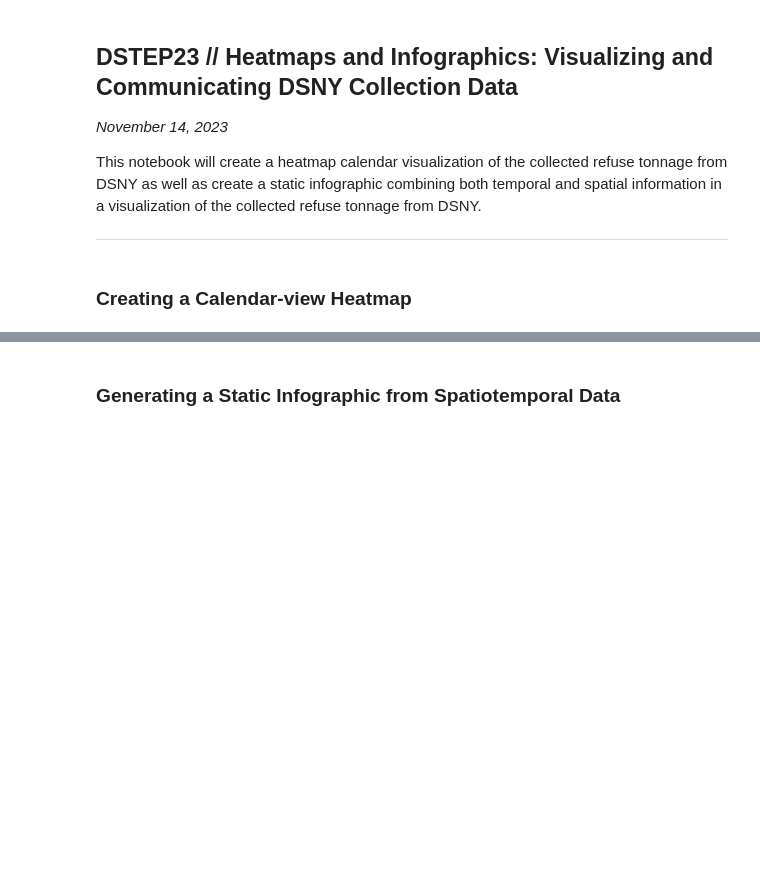
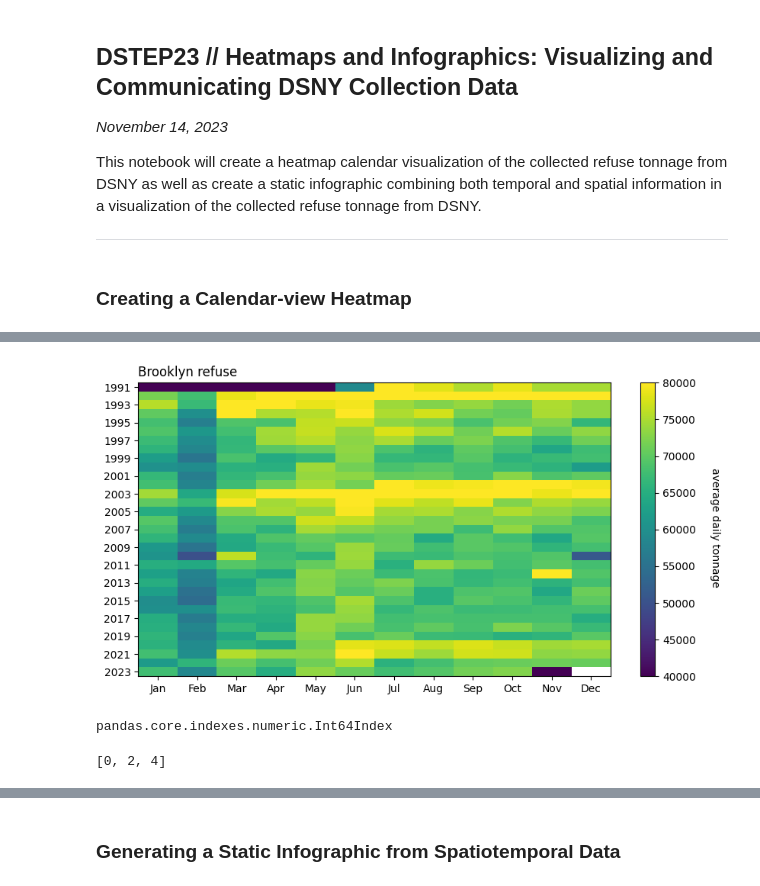
Before and after one commit to ReidelVichot/DSTEP23, a Jupyter notebook: week_12/dstep23_heatmaps_infographics.ipynb, the cells around one changed output, grey strips where cells are left out. Drawn from its saved outputs; the diff is of its cells as text; code cells hidden in the pictures; blank space fills up the shorter version.

```diff
--- a/week_12/dstep23_heatmaps_infographics.ipynb
+++ b/week_12/dstep23_heatmaps_infographics.ipynb
@@ -40,7 +72,7 @@ bk_ts[cols] = bk_ts[cols].divide(bk_ts["month"].dt.daysinmonth, axis=0)
 # %%
 # -- add month and year columns
-bk["jan2dec"] =
-bk["year"] =
+bk["jan2dec"] = bk["month"].dt.month
+bk["year"] = bk["month"].dt.year
 # %%
 # -- group by year and month
 bk_gr = bk.groupby(["jan2dec", "year"]).sum(numeric_only=True)
@@ -56,0 +104,26 @@ fig.show()
+# %%
+# -- creat a heatmap of the year and month
+fig, ax = plt.subplots(figsize=(10, 5))
+
+im = ax.imshow(bk_tgrid, aspect="auto", interpolation="nearest", vmin=40000, vmax=80000)
+cbar = fig.colorbar(im)
+clab = fig.text(0.875, 0.5, "average daily tonnage", rotation=-90, va="center")
+
+xticks = ax.set_xticks(np.arange(12))
+xtlabs = ax.set_xticklabels(calendar.month_abbr[1:])
+
+yticks = ax.set_yticks(np.arange(len(bk_tgrid))[::2])
+ytlabs = ax.set_yticklabels(bk_tgrid.index[::2])
+
+ax.set_title("Brooklyn refuse", loc="left")
+fig.show()
+# %% [output]
+[figure, added]
+# %%
+type(bk_tgrid.index)
+# %% [output]
+pandas.core.indexes.numeric.Int64Index
+# %%
+list(range(5))[::2]
+# %% [output]
+[0, 2, 4]
```
Also changed, not shown: parts of 16 cells of this notebook.
